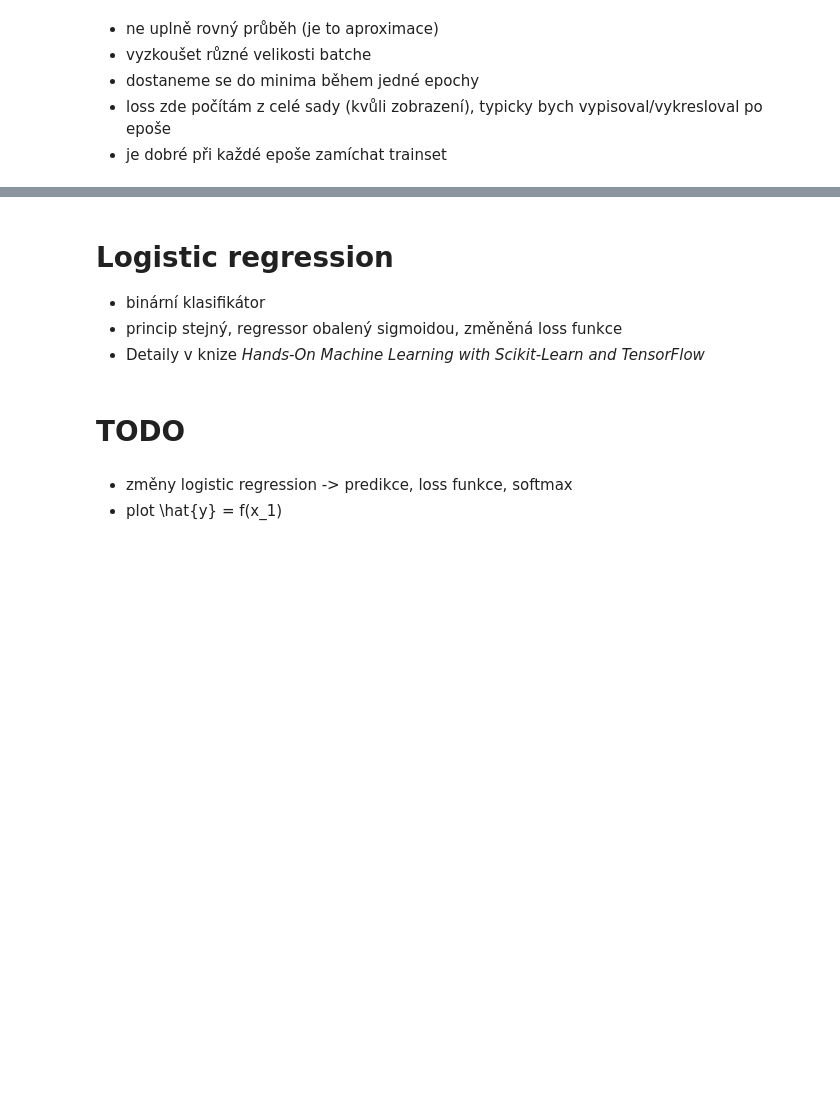
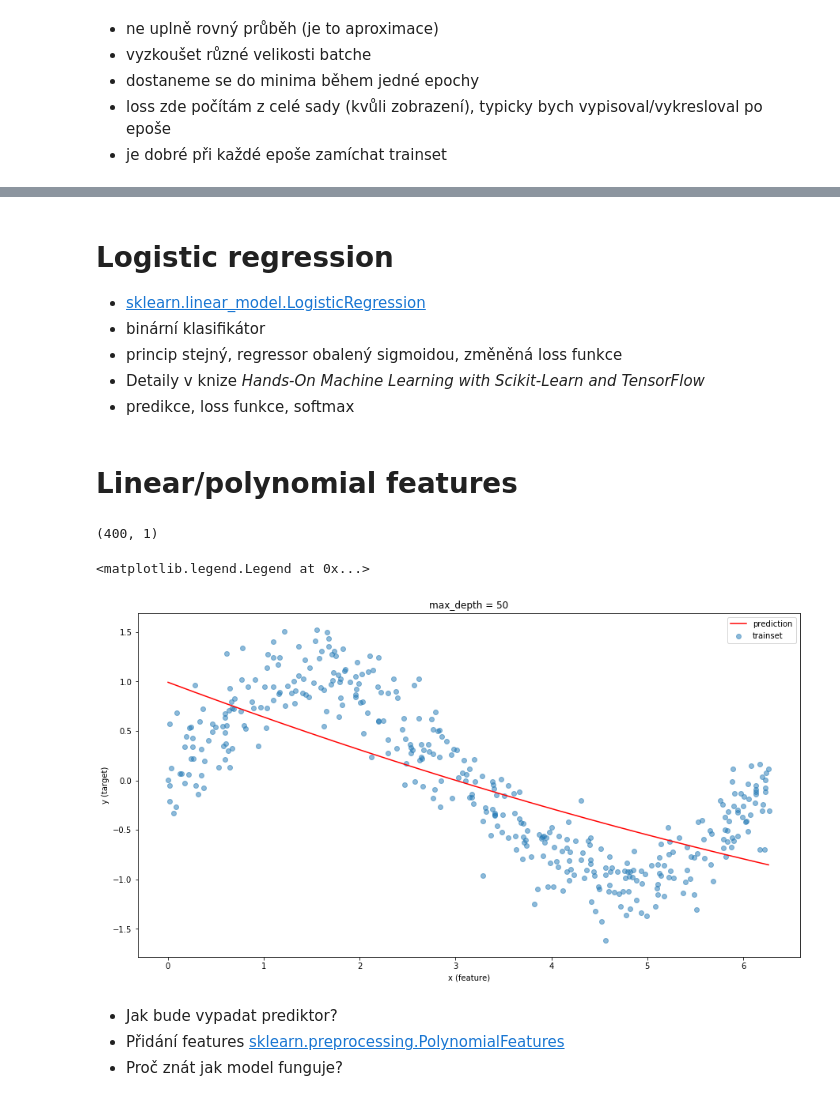
Before and after one commit to tomasprinda/ml-workshop-1, a Jupyter notebook: linear_regression_explain.ipynb, the cells around one changed output, grey strips where cells are left out. Drawn from its saved outputs; the diff is of its cells as text; code cells hidden in the pictures; blank space fills up the shorter version.

```diff
--- a/linear_regression_explain.ipynb
+++ b/linear_regression_explain.ipynb
@@ -311,10 +315,69 @@ plt.ylim(0, None)
 # %% [markdown]
 # Logistic regression
+- [sklearn.linear_model.LogisticRegression](http://scikit-learn.org/stable/modules/generated/sklearn.linear_model.LogisticRegression.html)
 - binární klasifikátor
 - princip stejný, regressor obalený sigmoidou, změněná loss funkce
 - Detaily v knize *Hands-On Machine Learning with Scikit-Learn and TensorFlow*
+- predikce, loss funkce, softmax
-# %% [markdown]
-# TODO
-# %% [markdown]
-- změny logistic regression -> predikce, loss funkce, softmax
-- plot \hat{y} = f(x_1)
+# %% [markdown]
+# Linear/polynomial features
+# %%
+from sklearn.preprocessing import PolynomialFeatures
+
+def generate_data():
+    x = np.random.random(400) * 2 * np.pi
+    y = np.sin(x) + np.random.randn(*x.shape)/4
+
+    x = x[:, np.newaxis]
+
+    return x, y
+
+def add_features(x):
+    x2 = x[:, :1]**2
+    x3 = x[:, :1]**3
+    x = np.hstack([x])
+
+#     poly = PolynomialFeatures(degree=3, include_bias=False)
+#     x = poly.fit_transform(x)
+
+    return x
+
+x_train, y_train = generate_data()
+x_dev, y_dev = generate_data()
+
+x_train = add_features(x_train)
+print(x_train.shape)
+x_dev = add_features(x_dev)
+# %% [output]
+(400, 1)
+# %%
+from sklearn.metrics import mean_squared_error
+from sklearn.linear_model import LinearRegression
+
+plt.rcParams["figure.figsize"] = (15,8)
+
+# train
+model = LinearRegression()
+model.fit(x_train, y_train)
+
+# plot dataset
+plt.scatter(x_train[:, 0], y_train, alpha=0.5, label="trainset")
+#     plt.scatter(x_dev[:, 0], y_dev, alpha=0.5, c='green', label="devset")
+plt.xlabel("x (feature)")
+plt.ylabel("y (target)")
+plt.title("max_depth = {}".format(max_depth))
+
+# plot predictions
+x_test = np.arange(min(x_train[:, 0]), max(x_train[:, 0]), 0.01)
+x_test = x_test[:, np.newaxis]
+x_test = add_features(x_test)
+y_test = model.predict(x_test)
+plt.plot(x_test[:, 0], y_test, 'r', label='prediction')
+plt.legend()
+# %% [output]
+<matplotlib.legend.Legend at 0x...>
+[figure, added]
+# %% [markdown]
+- Jak bude vypadat prediktor?
+- Přidání features [sklearn.preprocessing.PolynomialFeatures](http://scikit-learn.org/stable/modules/generated/sklearn.preprocessing.PolynomialFeatures.html)
+- Proč znát jak model funguje?
```
Also changed, not shown: parts of 5 cells of this notebook, 4 other files.
